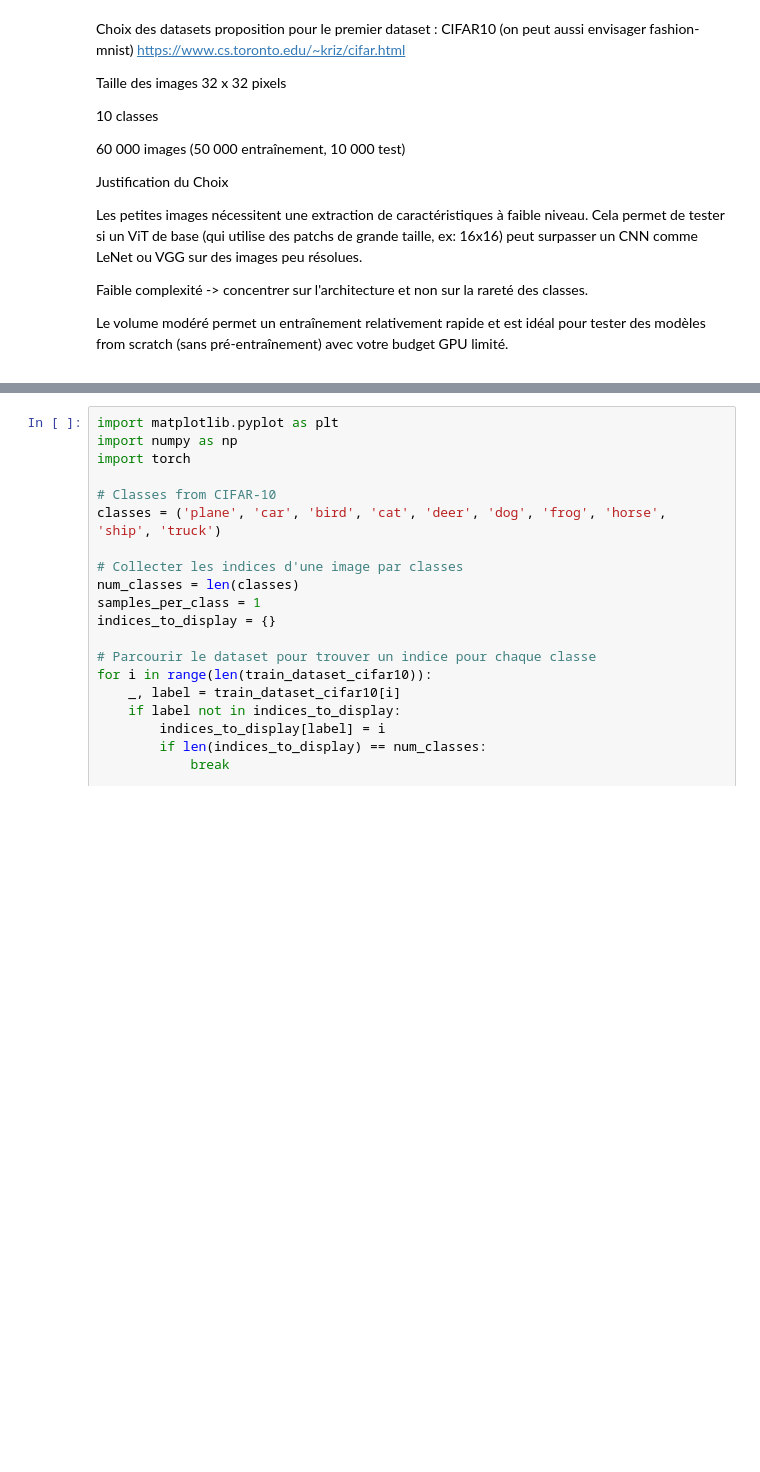
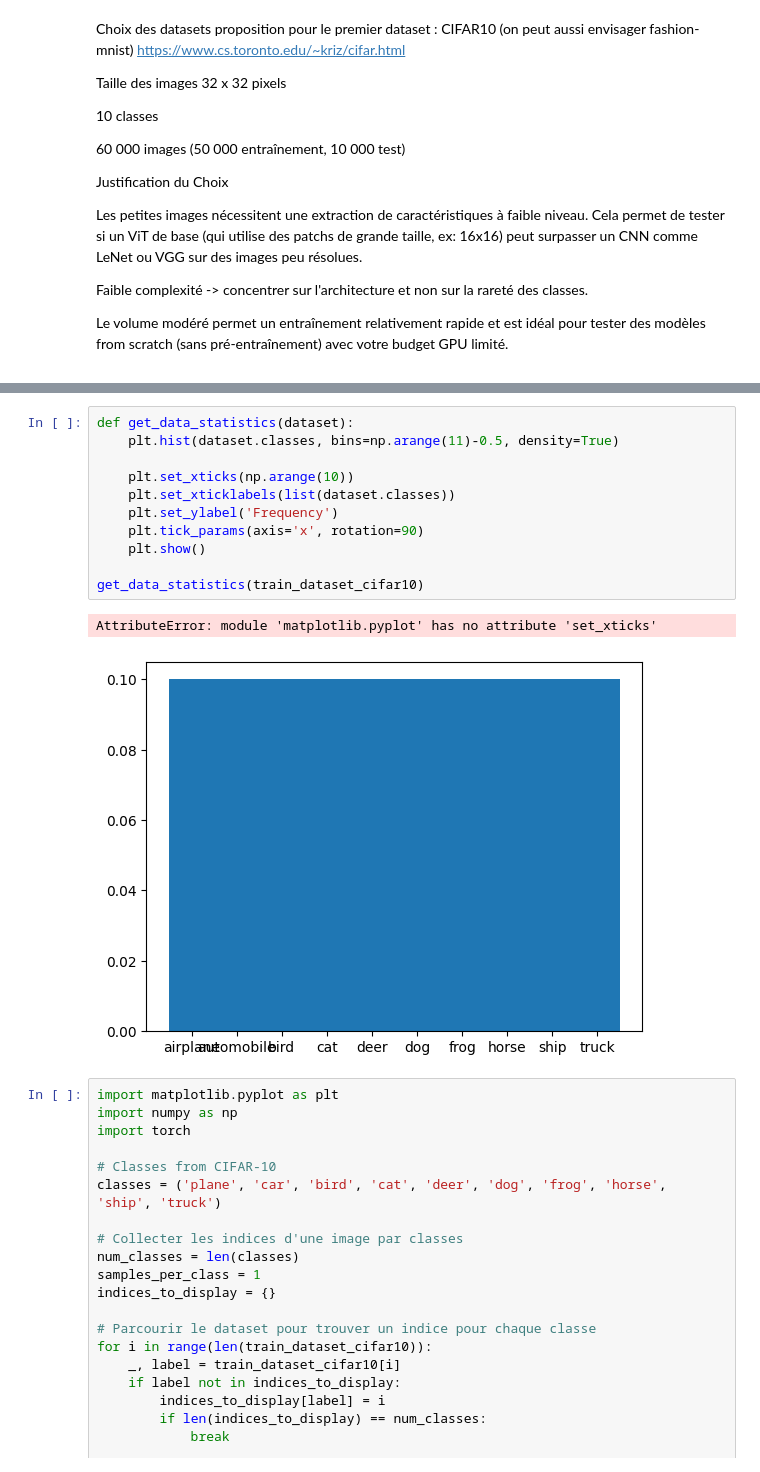
Before and after one commit to oridoll/Mini_projets, a Jupyter notebook: vit_vs_cnn.ipynb, the cells around one changed output, grey strips where cells are left out. Cells and saved outputs as stored; diff of their text form; blank space fills up the shorter version.

```diff
--- a/vit_vs_cnn.ipynb
+++ b/vit_vs_cnn.ipynb
@@ -49,3 +64,17 @@ test_loader_cifar10 = torch.utils.data.DataLoader(dataset=test_dataset_cifar10,
+# %%
+def get_data_statistics(dataset):
+    plt.hist(dataset.classes, bins=np.arange(11)-0.5, density=True)
+
+    plt.set_xticks(np.arange(10))
+    plt.set_xticklabels(list(dataset.classes))
+    plt.set_ylabel('Frequency')
+    plt.tick_params(axis='x', rotation=90)
+    plt.show()
+
+get_data_statistics(train_dataset_cifar10)
+# %% [output]
+AttributeError: module 'matplotlib.pyplot' has no attribute 'set_xticks'
+[figure, added]
 # %%
 import matplotlib.pyplot as plt
 import numpy as np
```
Also changed, not shown: parts of 9 cells of this notebook.
